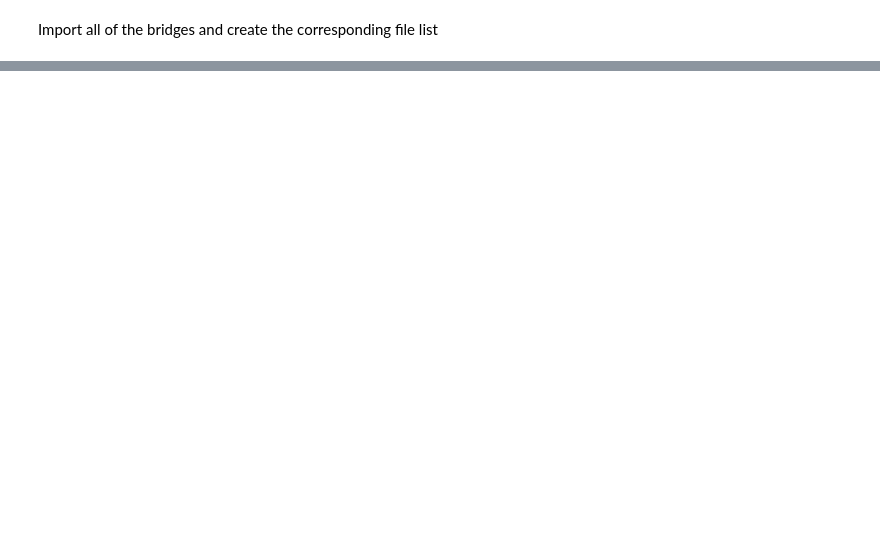
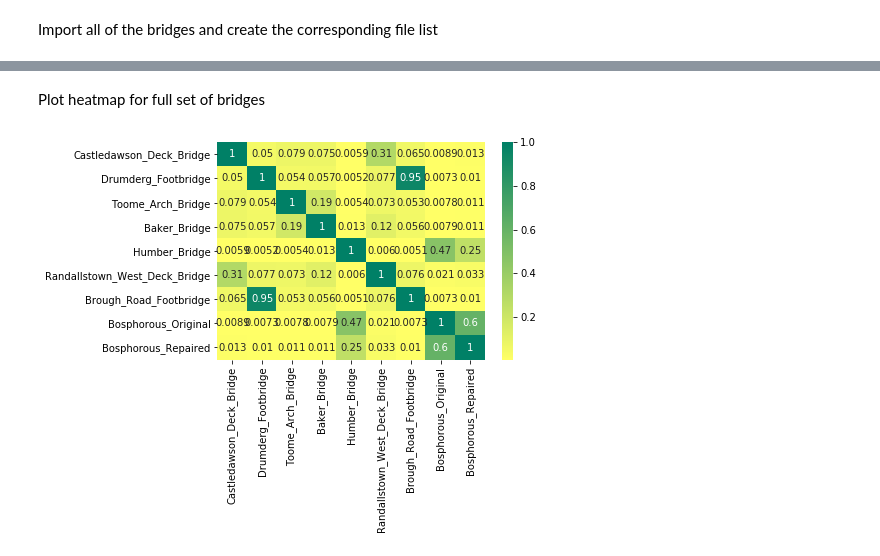
Before and after one commit to dynamics-research-group/agnetwork, a Jupyter notebook: main/first_bridge_journal_.ipynb, the cells around one changed output, grey strips where cells are left out. Saved outputs shown, nothing was run; the diff lists cells and outputs as text; code cells hidden in the pictures; blank space fills up the shorter version.

```diff
--- a/main/first_bridge_journal_.ipynb
+++ b/main/first_bridge_journal_.ipynb
@@ -47,0 +78,7 @@ Matching 2/5 and 3/5
+# %% [markdown]
+Plot heatmap for full set of bridges
+# %%
+df = pd.DataFrame(data=similarity_matrix, index=bridge_list, columns=bridge_list)
+ax = sns.heatmap(df, annot=True, cmap="summer_r")
+# %% [output]
+[figure, added]
```
Also changed, not shown: parts of 6 cells of this notebook.
